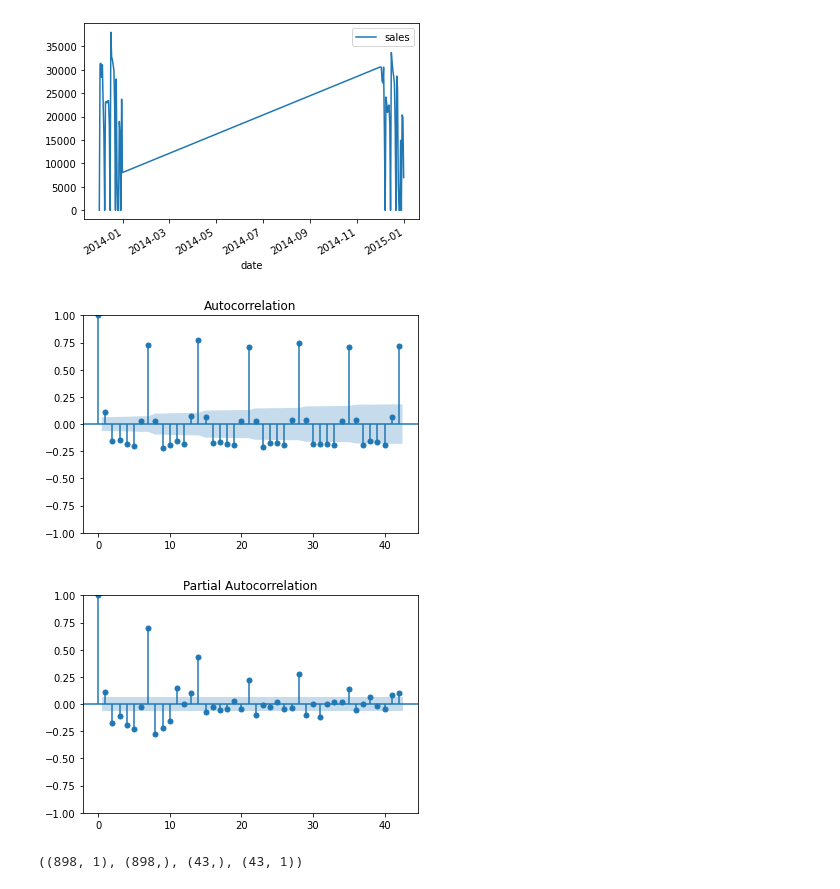
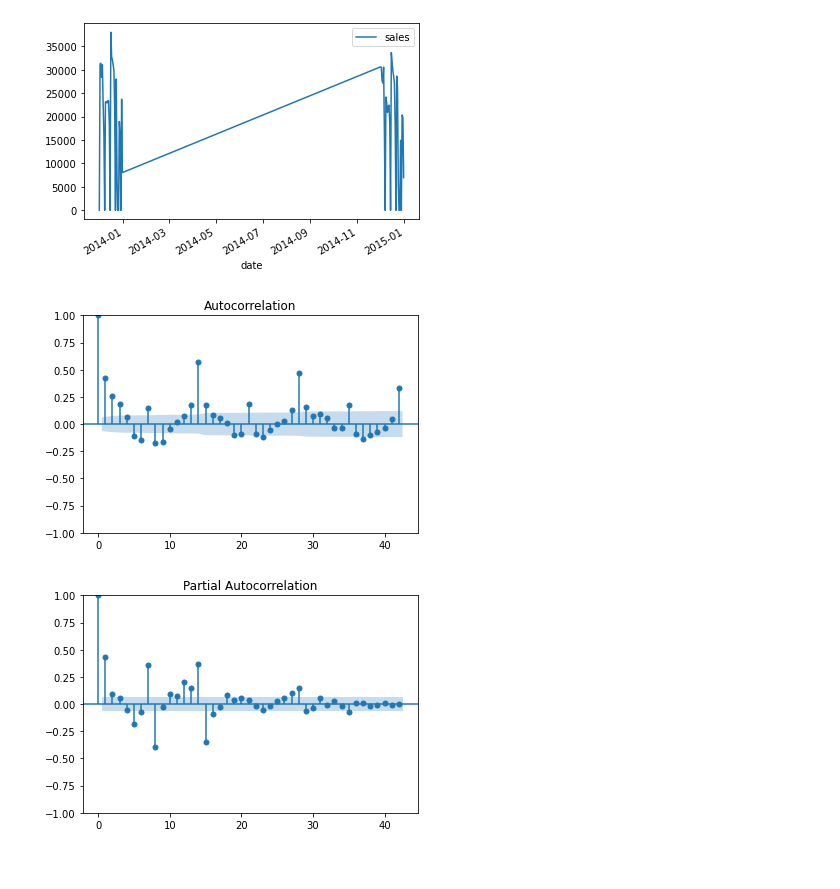
Before and after one commit to alyssonvidal/Rossmann-Sales-Forecast, a Jupyter notebook: notebooks/rossmann_03_timeseries.ipynb, the cells around one changed output. Cells and saved outputs as stored; diff of their text form; code cells hidden in the pictures.

```diff
--- a/notebooks/rossmann_03_timeseries.ipynb
+++ b/notebooks/rossmann_03_timeseries.ipynb
@@ -44,4 +37,4 @@ data.head()
 # %%
-data=data.loc[(data['sales']>0) & (data['open'] ==1)].copy()
+df=df.loc[(df['sales']>0) & (df['open'] ==1)]
 # %%
-df=data[['sales','store']].set_index(data['date']).sort_index(ascending=True)
+df=df[['sales','store']].set_index(df['date']).sort_index(ascending=True)
@@ -50,2 +55,2 @@ df=data[['sales','store']].set_index(data['date']).sort_index(ascending=True)
 # %%
-dados = df.resample('D').mean().drop('store',axis=1)
+dados = df.resample('W').mean().drop('store',axis=1)
@@ -52,5 +74,5 @@ dados = df.resample('D').mean().drop('store',axis=1)
 # %%
-dados.fillna(0, inplace=True)
+#dados.fillna(0, inplace=True)
 # %%
 plt.figure(figsize=(20,5))
 plt.plot(dados)
@@ -162,25 +360,12 @@ store_817_w=store_817.resample("M")
 [figure]
 [figure]
 # %%
-plot_acf(store_817.sales, lags=6*7)
+plot_acf(dados.sales, lags=6*7)
 plt.show()
 # %% [output]
-[figure, old version]
+[figure, new version]
 # %%
-plot_pacf(store_817.sales, lags=6*7)
+plot_pacf(dados.sales, lags=6*7)
 plt.show()
 # %% [output]
-[figure, old version]
+[figure, new version]
-# %%
-train = store_817.loc[store_817.index < '2015-06-19']
-test = store_817.loc[store_817.index >= '2015-06-19']
-
-y_train = train.index.values
-X_train = train.values#default_features, ts_features
-
-y_test = test.values
-X_test = test.index.values
-
-X_train.shape, y_train.shape, X_test.shape, y_test.shape
-# %% [output]
-((898, 1), (898,), (43,), (43, 1))
```
Also changed, not shown: parts of 32 cells of this notebook, 11 other files.
